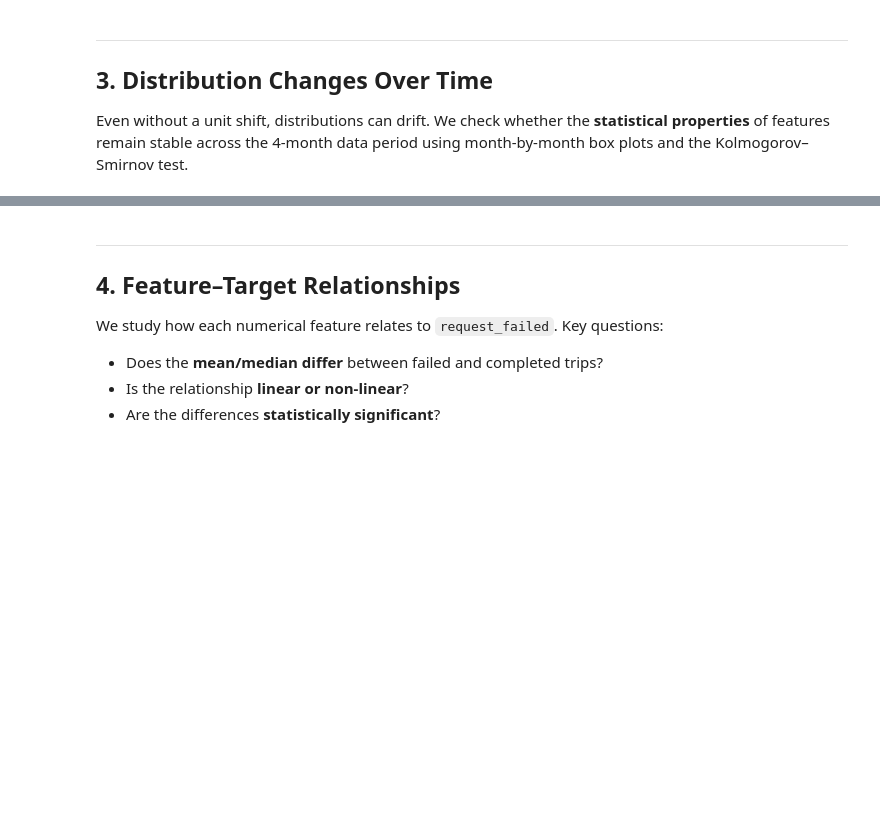
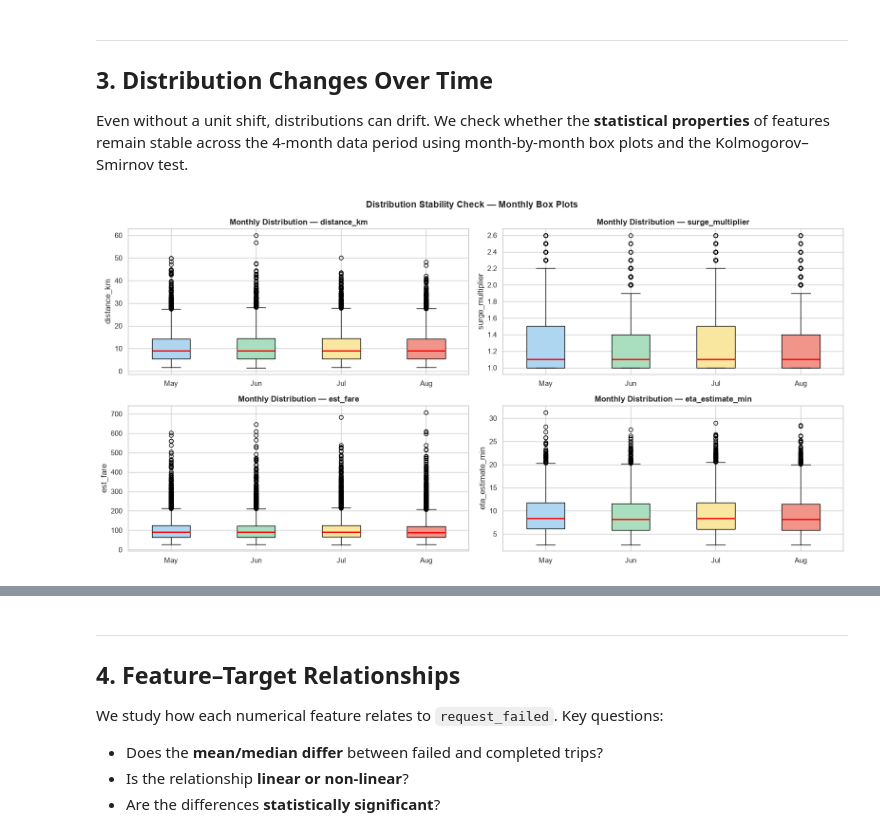
Before and after one commit to bassant2005/cairogo-ride-failure-prediction, a Jupyter notebook: notebooks/02_unit_shift_confounding.ipynb, the cells around one changed output, grey strips where cells are left out. Drawn from its saved outputs; the diff is of its cells as text; code cells hidden in the pictures; blank space fills up the shorter version.

```diff
--- a/notebooks/02_unit_shift_confounding.ipynb
+++ b/notebooks/02_unit_shift_confounding.ipynb
@@ -121,23 +157,25 @@ remain stable across the 4-month data period using month-by-month box plots and
 # %%
 # 3.1 Monthly distributions — box plots
 month_names = {5: 'May', 6: 'Jun', 7: 'Jul', 8: 'Aug'}
 trips['month_name'] = trips['month'].map(month_names)
 
 fig, axes = plt.subplots(2, 2, figsize=(16, 8))
 for ax, col in zip(axes.flatten(), NUM_FEATURES):
     data = [trips.loc[trips['month']==m, col].dropna().values for m in sorted(month_names.keys())]
-    bp = ax.boxplot(data, labels=list(month_names.values()), patch_artist=True,
+    bp = ax.boxplot(data, tick_labels=list(month_names.values()), patch_artist=True,
                     medianprops=dict(color='red', linewidth=2))
     colors = ['#AED6F1','#A9DFBF','#F9E79F','#F1948A']
     for patch, color in zip(bp['boxes'], colors):
         patch.set_facecolor(color)
     ax.set_title(f'Monthly Distribution — {col}', fontweight='bold')
     ax.set_ylabel(col)
 
 plt.suptitle('Distribution Stability Check — Monthly Box Plots', fontsize=14, fontweight='bold')
 plt.tight_layout()
 plt.savefig(f'{FIGS}/distribution_monthly_boxplots.png', dpi=150, bbox_inches='tight')
 plt.show()
+# %% [output]
+[figure, added]
 # %%
 # 3.2 Kolmogorov-Smirnov test: May vs August (first vs last month)
 print('K-S Test — May vs August distributions:')
```
Also changed, not shown: parts of 14 cells of this notebook.
